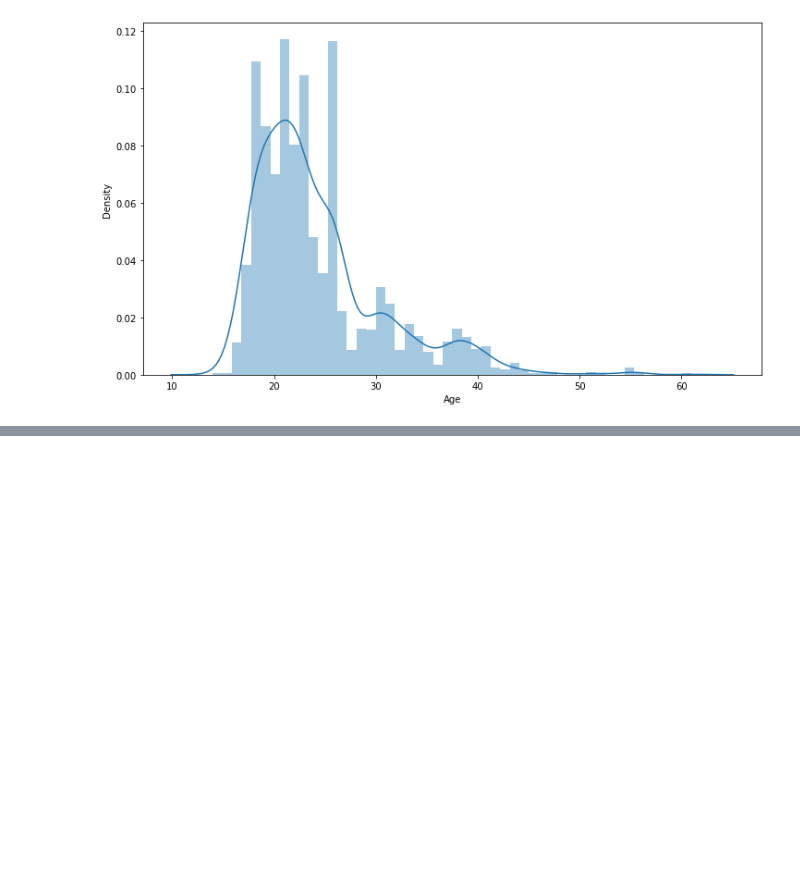
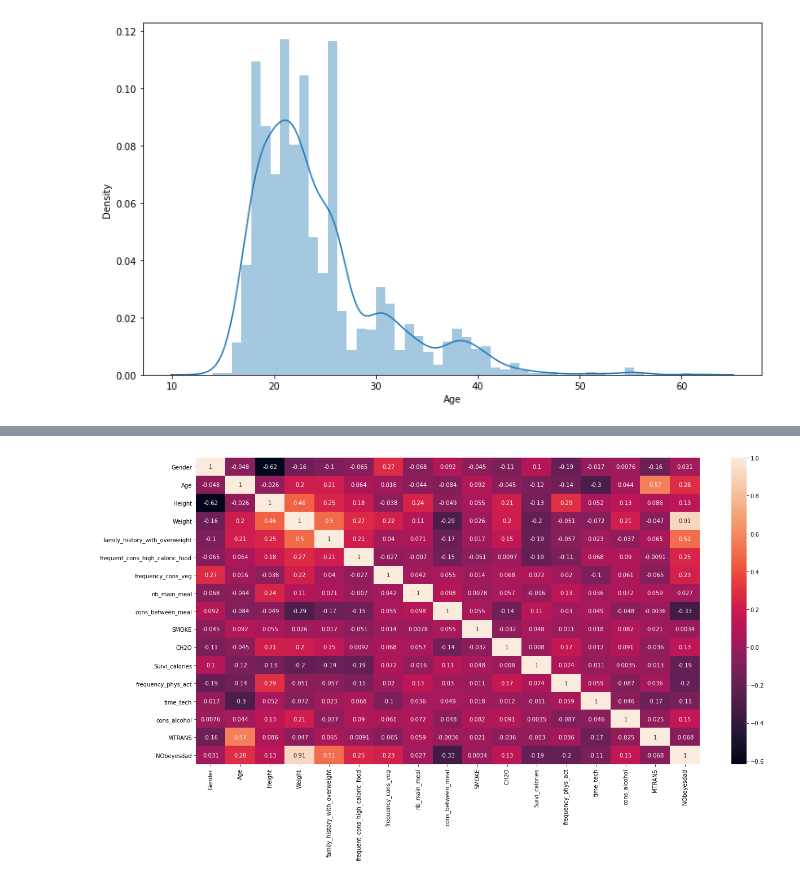
Before and after one commit to owen974/Projet-visualisation-python, a Jupyter notebook: Project Data Visualisation.ipynb, the cells around one changed output, grey strips where cells are left out. Saved outputs shown, nothing was run; the diff lists cells and outputs as text; code cells hidden in the pictures; blank space fills up the shorter version.

```diff
--- a/Project Data Visualisation.ipynb
+++ b/Project Data Visualisation.ipynb
@@ -262,0 +375,7 @@ df1.plot_bokeh(kind='hist', bins=30)
+# %%
+corr_df = df1.corr(method='pearson')
+plt.figure(figsize=(20, 10))
+sns.heatmap(corr_df, annot=True)
+plt.show()
+# %% [output]
+[figure, added]
```
Also changed, not shown: parts of 8 cells of this notebook.
